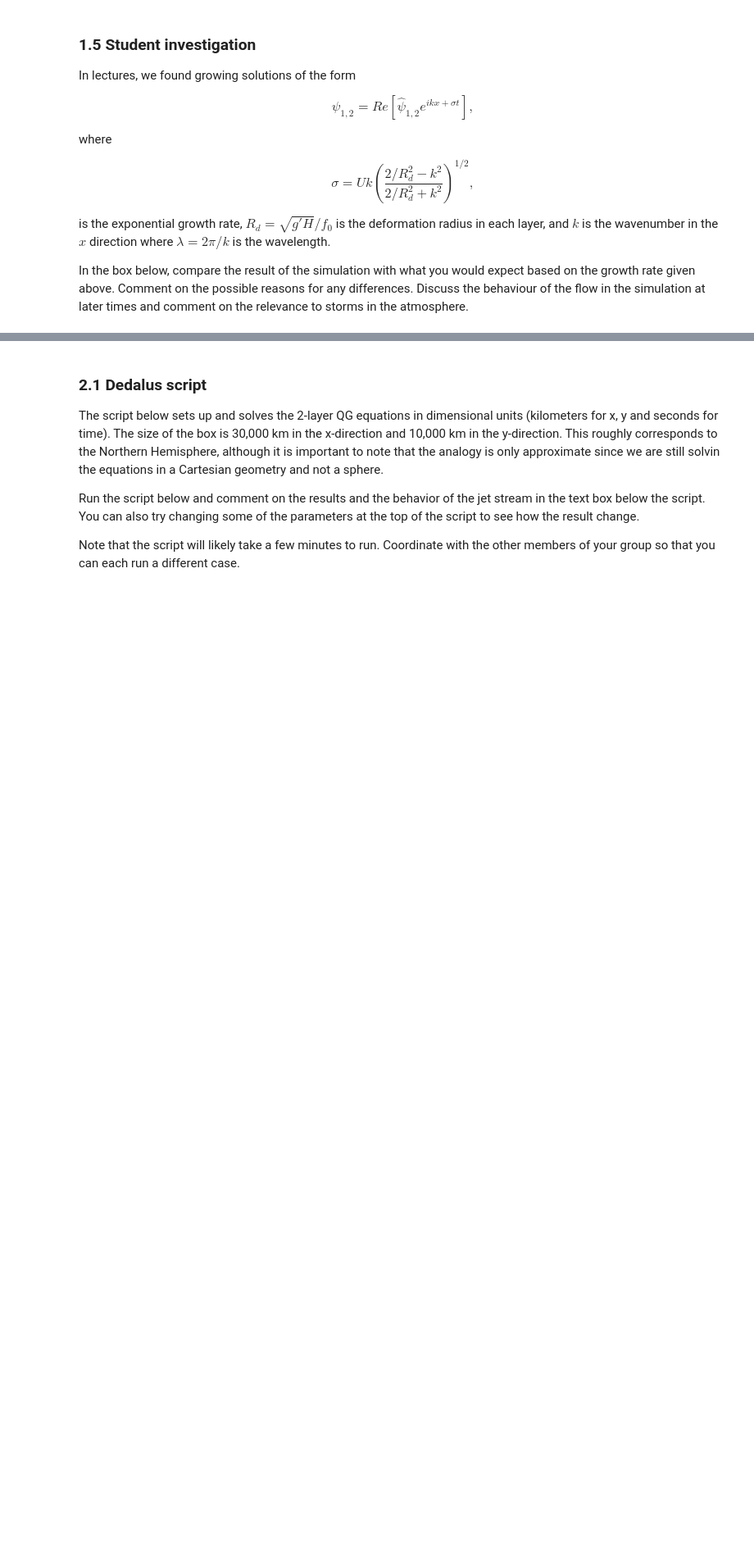
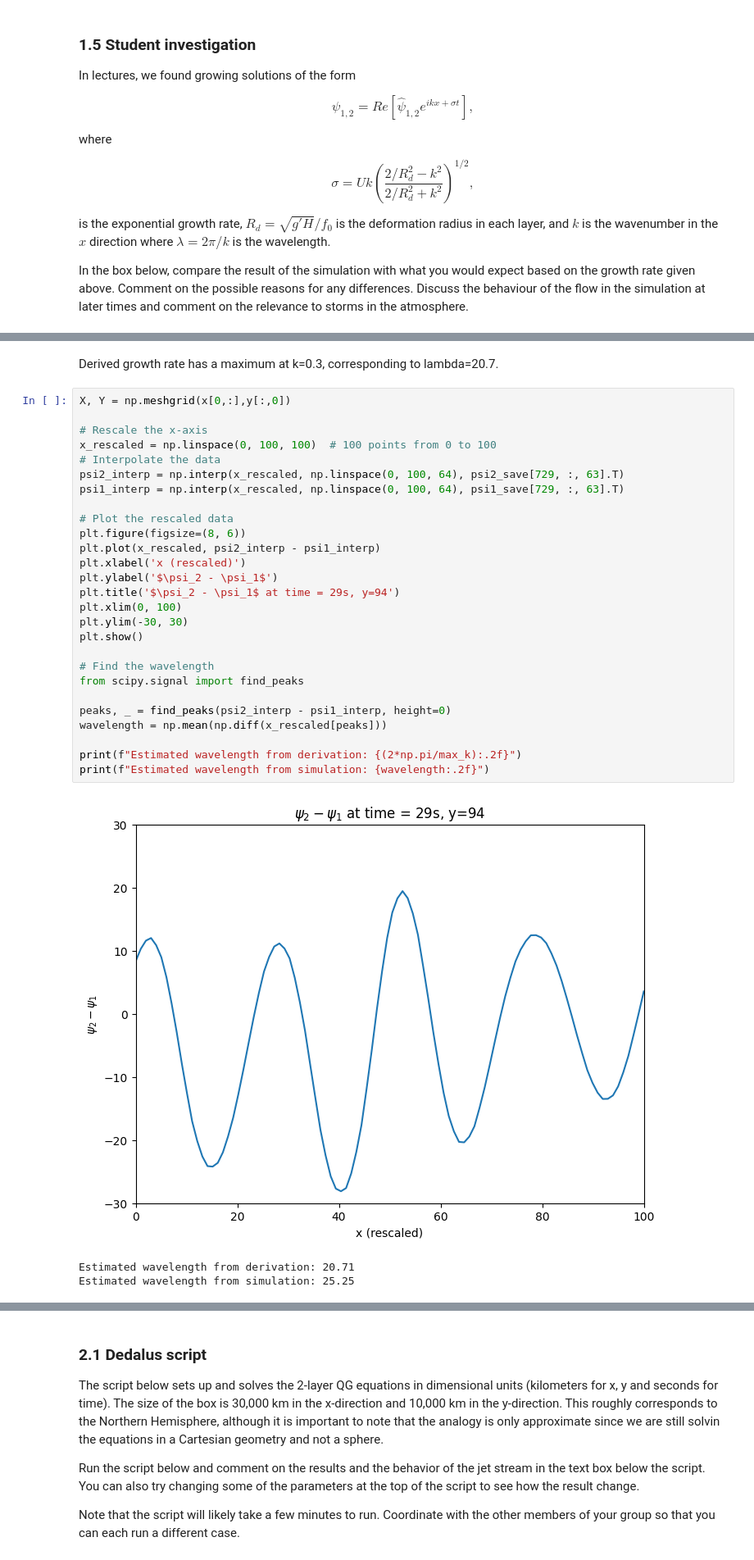
Before and after one commit to PolinaSevastyanova1/QCES, a Jupyter notebook: Project4_storms.ipynb, the cells around one changed output, grey strips where cells are left out. Shown at 82% size. Drawn from its saved outputs; the diff is of its cells as text; blank space fills up the shorter version.

```diff
--- a/Project4_storms.ipynb
+++ b/Project4_storms.ipynb
@@ -300,0 +343,33 @@ INSERT COMMENTS HERE, ~ 1 PARAGRAPH WITH OPTIONAL PLOT(S)
+# %% [markdown]
+Derived growth rate has a maximum at k=0.3, corresponding to lambda=20.7.
+# %%
+X, Y = np.meshgrid(x[0,:],y[:,0])
+
+# Rescale the x-axis
+x_rescaled = np.linspace(0, 100, 100)  # 100 points from 0 to 100
+# Interpolate the data
+psi2_interp = np.interp(x_rescaled, np.linspace(0, 100, 64), psi2_save[729, :, 63].T)
+psi1_interp = np.interp(x_rescaled, np.linspace(0, 100, 64), psi1_save[729, :, 63].T)
+
+# Plot the rescaled data
+plt.figure(figsize=(8, 6))
+plt.plot(x_rescaled, psi2_interp - psi1_interp)
+plt.xlabel('x (rescaled)')
+plt.ylabel('$\psi_2 - \psi_1$')
+plt.title('$\psi_2 - \psi_1$ at time = 29s, y=94')
+plt.xlim(0, 100)
+plt.ylim(-30, 30)
+plt.show()
+
+# Find the wavelength
+from scipy.signal import find_peaks
+
+peaks, _ = find_peaks(psi2_interp - psi1_interp, height=0)
+wavelength = np.mean(np.diff(x_rescaled[peaks]))
+
+print(f"Estimated wavelength from derivation: {(2*np.pi/max_k):.2f}")
+print(f"Estimated wavelength from simulation: {wavelength:.2f}")
+# %% [output]
+[figure, added]
+Estimated wavelength from derivation: 20.71
+Estimated wavelength from simulation: 25.25
```
Also changed, not shown: parts of 15 cells of this notebook.
